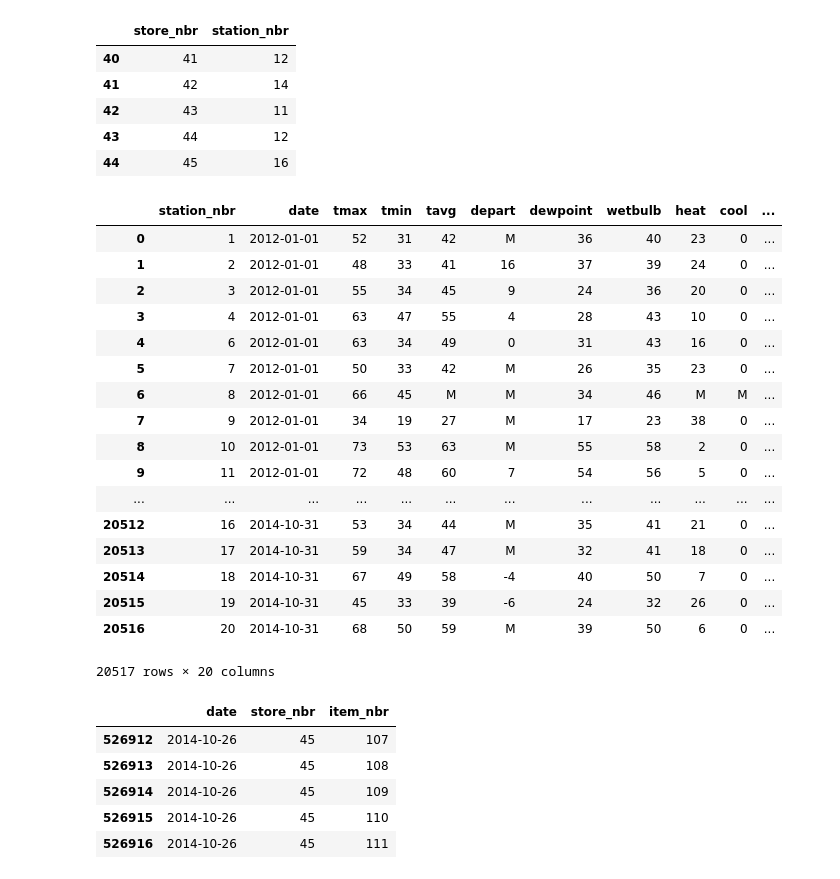
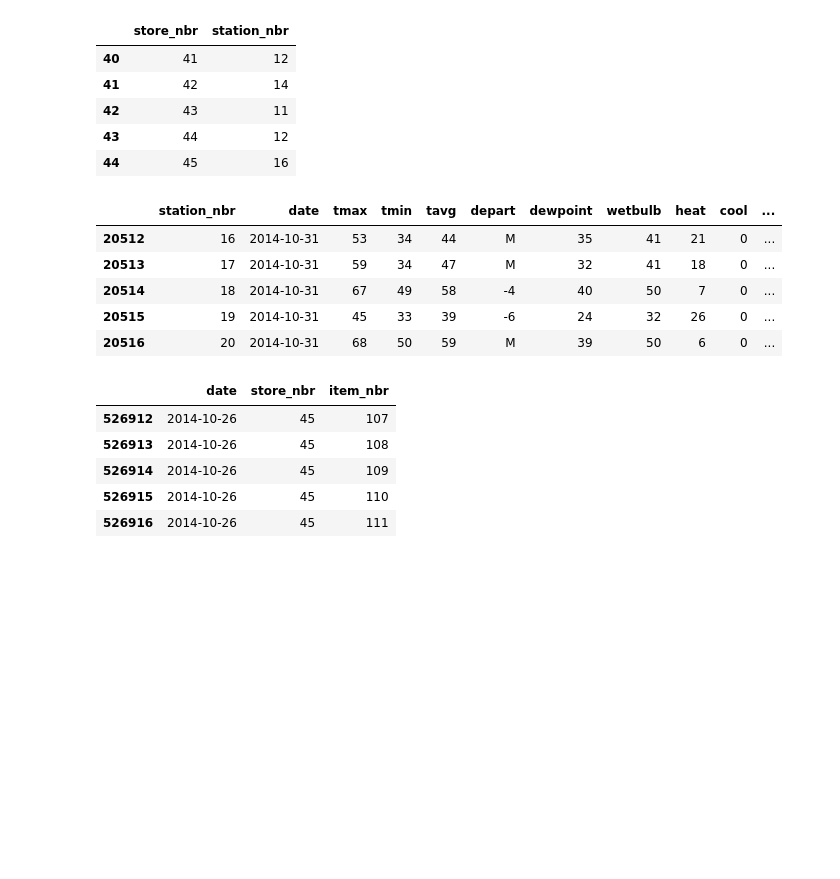
Before and after one commit to HyowonJang/LinearRegression, a Jupyter notebook: modeling_hyowon/Untitled1.ipynb, the cells around one changed output. Cells and saved outputs as stored; diff of their text form; code cells hidden in the pictures; blank space fills up the shorter version.

```diff
--- a/modeling_hyowon/Untitled1.ipynb
+++ b/modeling_hyowon/Untitled1.ipynb
@@ -79,26 +79,14 @@ df_key.tail()
 | 43 | 44 | 12 |
 | 44 | 45 | 16 |
 # %%
-df_weather
+df_weather.tail()
 # %% [output]
 |  | station_nbr | date | tmax | tmin | tavg | depart | dewpoint | wetbulb | heat | cool | ... |
-| 0 | 1 | 2012-01-01 | 52 | 31 | 42 | M | 36 | 40 | 23 | 0 | ... |
-| 1 | 2 | 2012-01-01 | 48 | 33 | 41 | 16 | 37 | 39 | 24 | 0 | ... |
-| 2 | 3 | 2012-01-01 | 55 | 34 | 45 | 9 | 24 | 36 | 20 | 0 | ... |
-| 3 | 4 | 2012-01-01 | 63 | 47 | 55 | 4 | 28 | 43 | 10 | 0 | ... |
-| 4 | 6 | 2012-01-01 | 63 | 34 | 49 | 0 | 31 | 43 | 16 | 0 | ... |
-| 5 | 7 | 2012-01-01 | 50 | 33 | 42 | M | 26 | 35 | 23 | 0 | ... |
-| 6 | 8 | 2012-01-01 | 66 | 45 | M | M | 34 | 46 | M | M | ... |
-| 7 | 9 | 2012-01-01 | 34 | 19 | 27 | M | 17 | 23 | 38 | 0 | ... |
-| 8 | 10 | 2012-01-01 | 73 | 53 | 63 | M | 55 | 58 | 2 | 0 | ... |
-| 9 | 11 | 2012-01-01 | 72 | 48 | 60 | 7 | 54 | 56 | 5 | 0 | ... |
-| ... | ... | ... | ... | ... | ... | ... | ... | ... | ... | ... | ... |
 | 20512 | 16 | 2014-10-31 | 53 | 34 | 44 | M | 35 | 41 | 21 | 0 | ... |
 | 20513 | 17 | 2014-10-31 | 59 | 34 | 47 | M | 32 | 41 | 18 | 0 | ... |
 | 20514 | 18 | 2014-10-31 | 67 | 49 | 58 | -4 | 40 | 50 | 7 | 0 | ... |
 | 20515 | 19 | 2014-10-31 | 45 | 33 | 39 | -6 | 24 | 32 | 26 | 0 | ... |
 | 20516 | 20 | 2014-10-31 | 68 | 50 | 59 | M | 39 | 50 | 6 | 0 | ... |
-20517 rows × 20 columns
 # %%
 df_test.tail()
 # %% [output]
```
Also changed, not shown: parts of 30 cells of this notebook, 6 other files.
